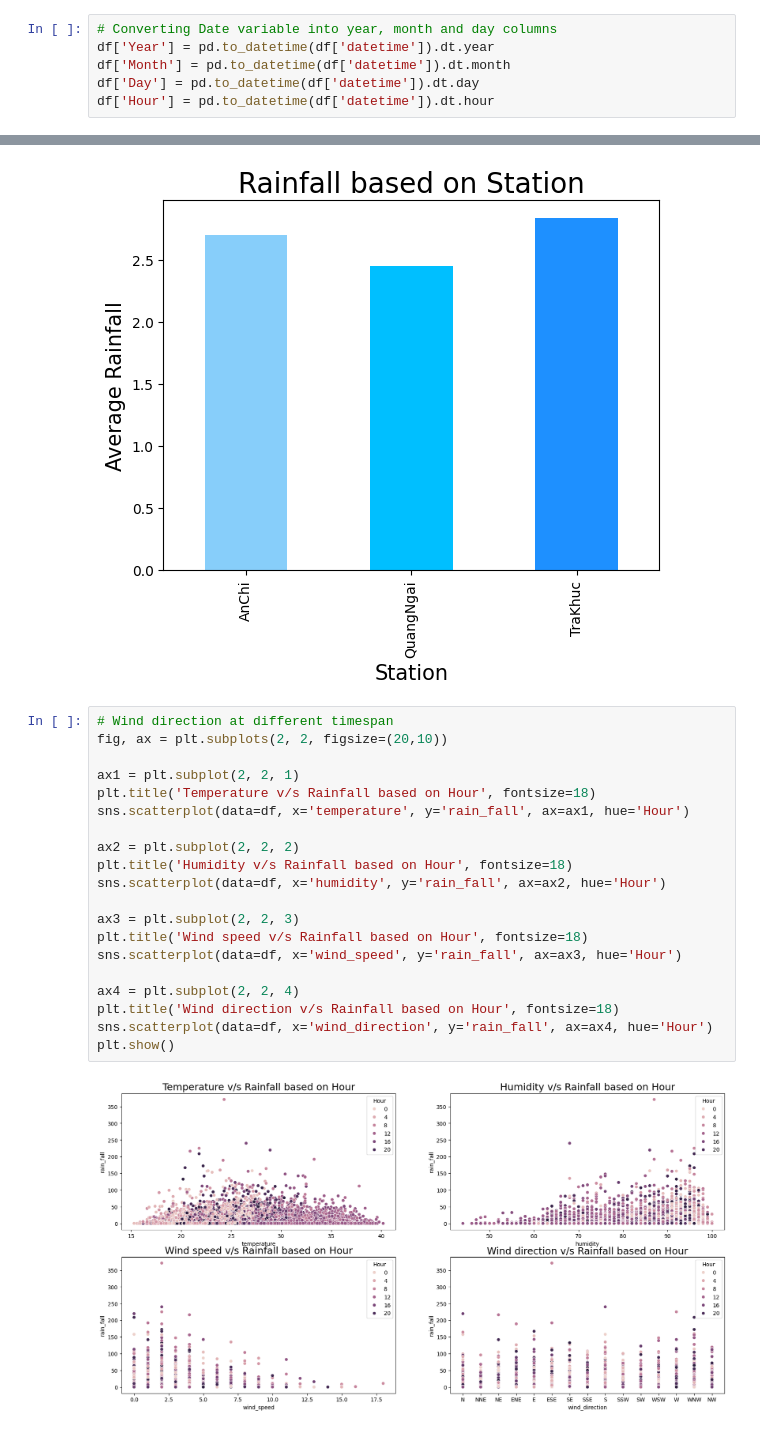
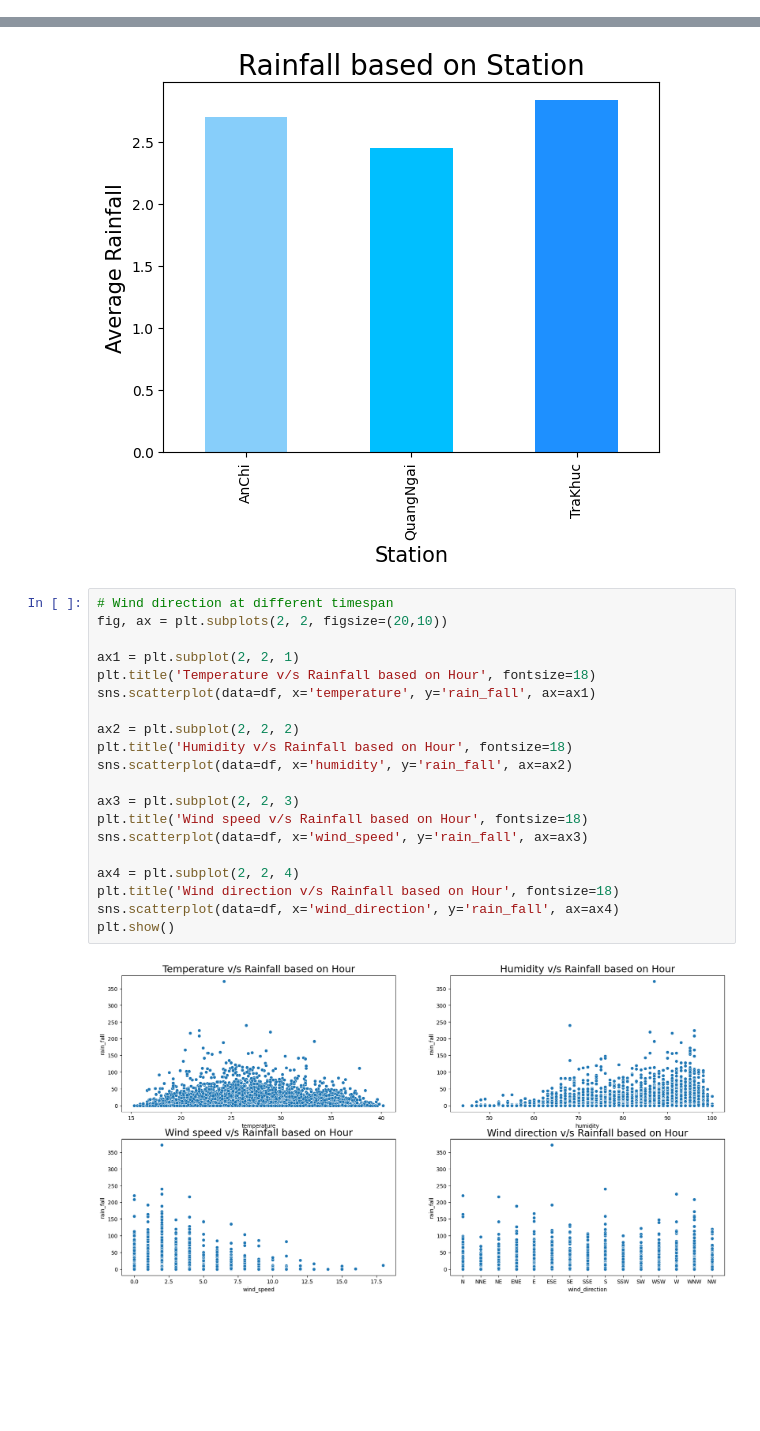
Before and after one commit to tiramiSoo/Rainfall-Prediction, a Jupyter notebook: Rain Fall Predict.ipynb, the cells around one changed output, grey strips where cells are left out. Drawn from its saved outputs; the diff is of its cells as text; blank space fills up the shorter version.

```diff
--- a/Rain Fall Predict.ipynb
+++ b/Rain Fall Predict.ipynb
@@ -96,9 +144,3 @@ Numerical columns are :
-# %%
-# Converting Date variable into year, month and day columns
-df['Year'] = pd.to_datetime(df['datetime']).dt.year
-df['Month'] = pd.to_datetime(df['datetime']).dt.month
-df['Day'] = pd.to_datetime(df['datetime']).dt.day
-df['Hour'] = pd.to_datetime(df['datetime']).dt.hour
 # %%
 # Five point summary for numrerical variables
 df.describe().T
@@ -314,24 +291,24 @@ plt.show()
 # %%
 # Wind direction at different timespan
 fig, ax = plt.subplots(2, 2, figsize=(20,10))
 
 ax1 = plt.subplot(2, 2, 1)
 plt.title('Temperature v/s Rainfall based on Hour', fontsize=18)
-sns.scatterplot(data=df, x='temperature', y='rain_fall', ax=ax1, hue='Hour')
+sns.scatterplot(data=df, x='temperature', y='rain_fall', ax=ax1)
 
 ax2 = plt.subplot(2, 2, 2)
 plt.title('Humidity v/s Rainfall based on Hour', fontsize=18)
-sns.scatterplot(data=df, x='humidity', y='rain_fall', ax=ax2, hue='Hour')
+sns.scatterplot(data=df, x='humidity', y='rain_fall', ax=ax2)
 
 ax3 = plt.subplot(2, 2, 3)
 plt.title('Wind speed v/s Rainfall based on Hour', fontsize=18)
-sns.scatterplot(data=df, x='wind_speed', y='rain_fall', ax=ax3, hue='Hour')
+sns.scatterplot(data=df, x='wind_speed', y='rain_fall', ax=ax3)
 
 ax4 = plt.subplot(2, 2, 4)
 plt.title('Wind direction v/s Rainfall based on Hour', fontsize=18)
-sns.scatterplot(data=df, x='wind_direction', y='rain_fall', ax=ax4, hue='Hour')
+sns.scatterplot(data=df, x='wind_direction', y='rain_fall', ax=ax4)
 plt.show()
 # %% [output]
-[figure, old version]
+[figure, new version]
 # %%
 # Relation between all the variables
```
Also changed, not shown: parts of 16 cells of this notebook.
